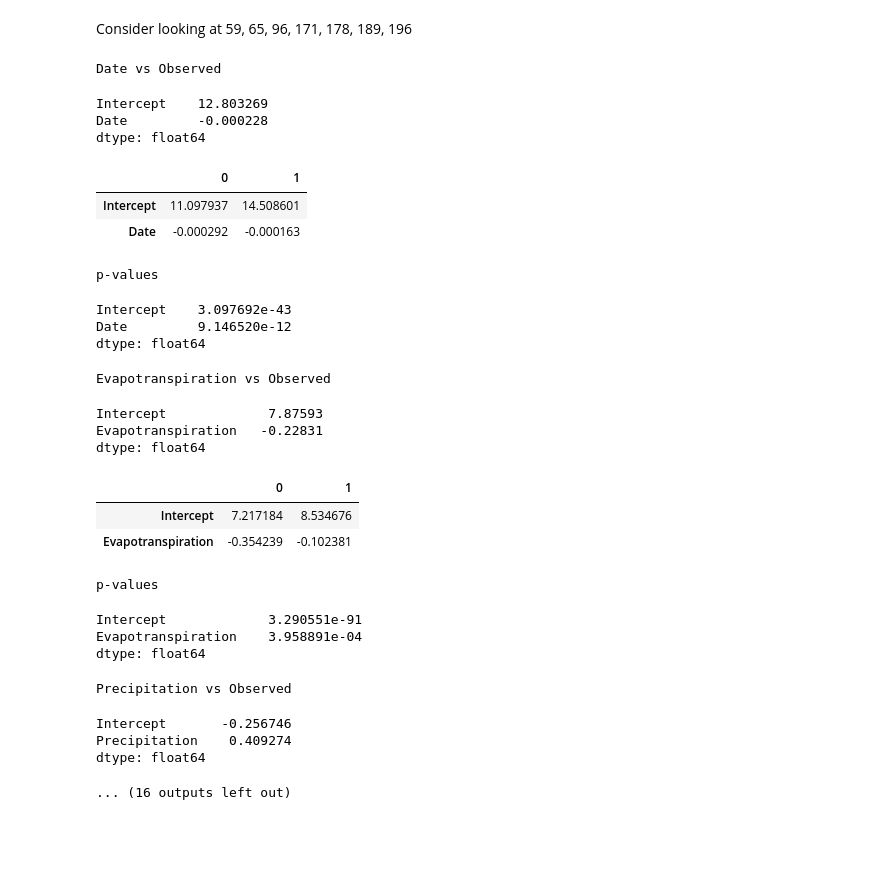
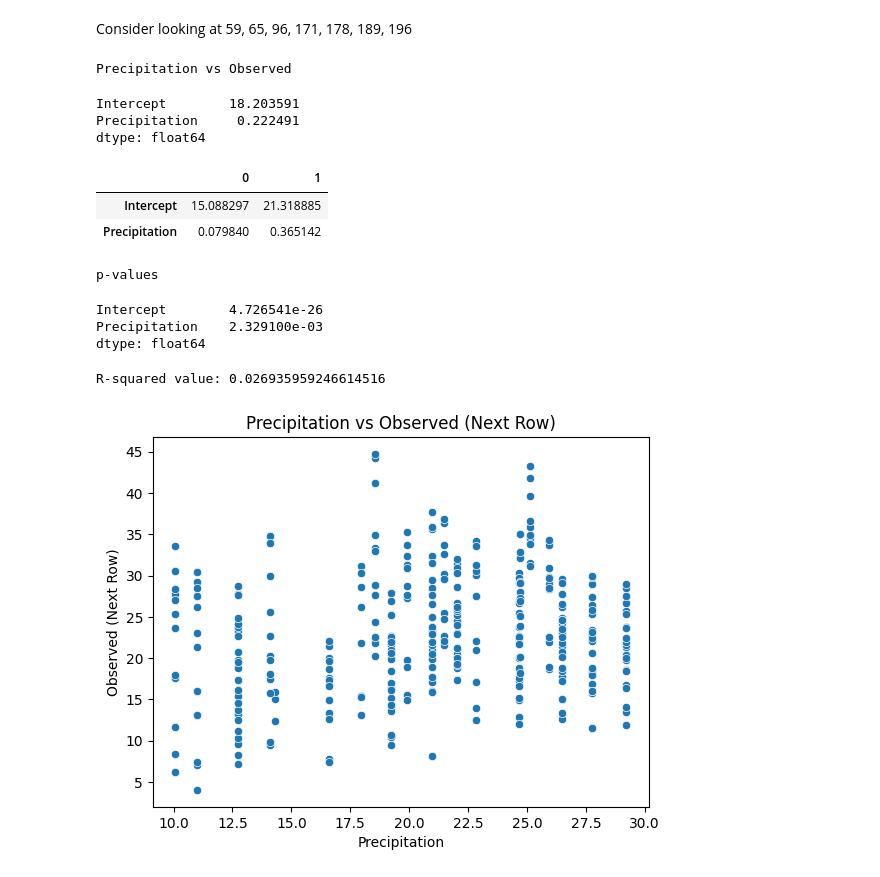
Before and after one commit to Logsterx7/cs5830_project6, a Jupyter notebook: project6.ipynb, the cells around one changed output. Drawn from its saved outputs; the diff is of its cells as text; code cells hidden in the pictures; blank space fills up the shorter version.

```diff
--- a/project6.ipynb
+++ b/project6.ipynb
@@ -32,50 +40,37 @@ _,_ = plt.xticks(rotation=90) # remove the xticks from being printed
 # %% [markdown]
 Consider looking at 59, 65, 96, 171, 178, 189, 196
 # %%
-df_96 = df.loc[df['Segment_id'] == 96] # get the data for segment 96
-for column in df.columns:
-    if column not in ['Observed', 'x', 'y', 'Segment_id']:
-        plt.figure()
-        sns.scatterplot(data=df_96, x=column, y='Observed', size=10)
-        plt.xlabel(column)
-        plt.ylabel('Observed')
-        plt.title(f'{column} vs Observed')
+df_96 = df.loc[df['Segment_id'] == 159] # get the data for segment 96
+df_96
 
-        # do the p tests and regression line
-        plt.figure()
-        sns.regplot(data=df_96, x='Irrigation_pumping', y='Observed')
+plt.figure()
+sns.scatterplot(data=df_96, x='Precipitation', y=df_96['Observed'].shift(-1))
+plt.xlabel('Precipitation')
+plt.ylabel('Observed (Next Row)')
+plt.title('Precipitation vs Observed (Next Row)')
 
-        print(f'{column} vs Observed')
-        lm = smf.ols(formula=f'Observed ~ {column}', data=df_96).fit()
-        display(lm.params)
-        display(lm.conf_int())
-        print('p-values')
-        display(lm.pvalues)
+plt.figure()
+sns.regplot(data=df_96, x='Precipitation', y='Observed')
+
+print(f'Precipitation vs Observed')
+lm = smf.ols(formula=f'Observed ~ Precipitation', data=df_96).fit()
+display(lm.params)
+display(lm.conf_int())
+print('p-values')
+display(lm.pvalues)
+r_squared = lm.rsquared
+print(f"R-squared value: {r_squared}")
 # %% [output]
-Date vs Observed
+Precipitation vs Observed
-Intercept    12.803269
-Date         -0.000228
+Intercept        18.203591
+Precipitation     0.222491
 dtype: float64
 |  | 0 | 1 |
-| Intercept | 11.097937 | 14.508601 |
-| Date | -0.000292 | -0.000163 |
+| Intercept | 15.088297 | 21.318885 |
+| Precipitation | 0.079840 | 0.365142 |
 p-values
-Intercept    3.097692e-43
-Date         9.146520e-12
+Intercept        4.726541e-26
+Precipitation    2.329100e-03
 dtype: float64
-Evapotranspiration vs Observed
+R-squared value: 0.026935959246614516
-Intercept             7.87593
-Evapotranspiration   -0.22831
-dtype: float64
-|  | 0 | 1 |
-| Intercept | 7.217184 | 8.534676 |
-| Evapotranspiration | -0.354239 | -0.102381 |
-p-values
-Intercept             3.290551e-91
-Evapotranspiration    3.958891e-04
-dtype: float64
-Precipitation vs Observed
-Intercept       -0.256746
-Precipitation    0.409274
-dtype: float64
-... (16 outputs left out)
+[figure, added]
```
Also changed, not shown: parts of 4 cells of this notebook.
